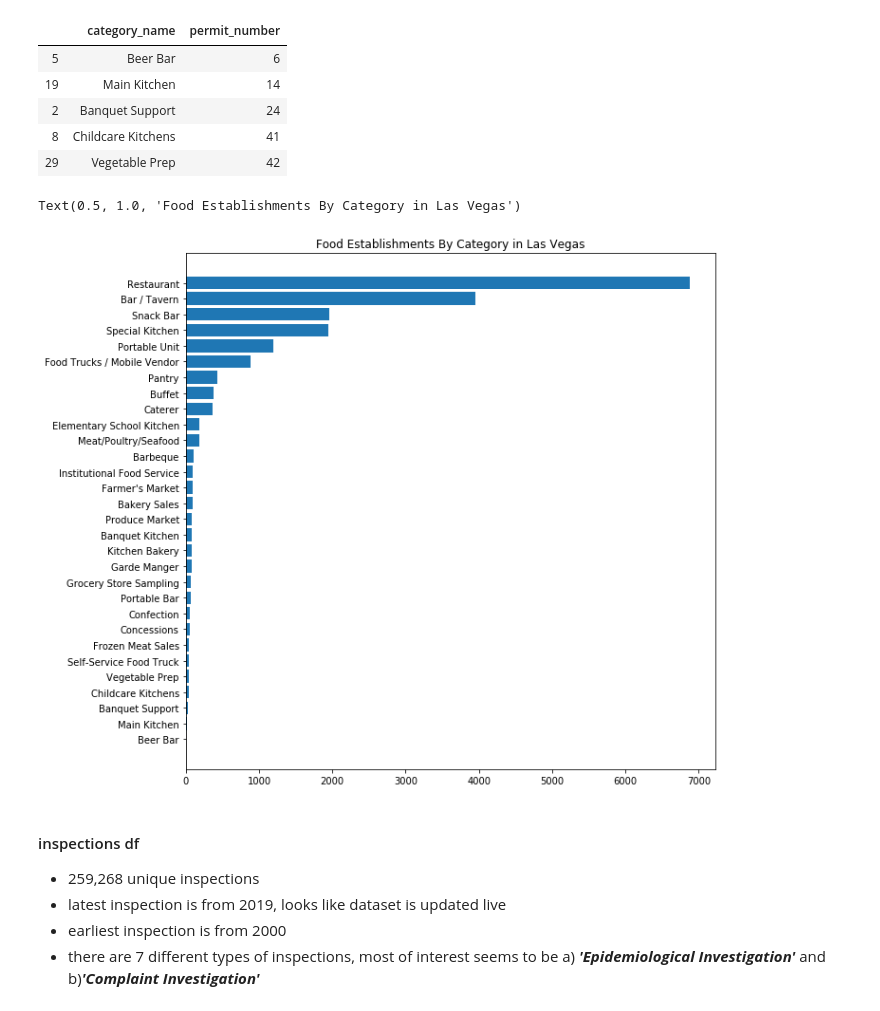
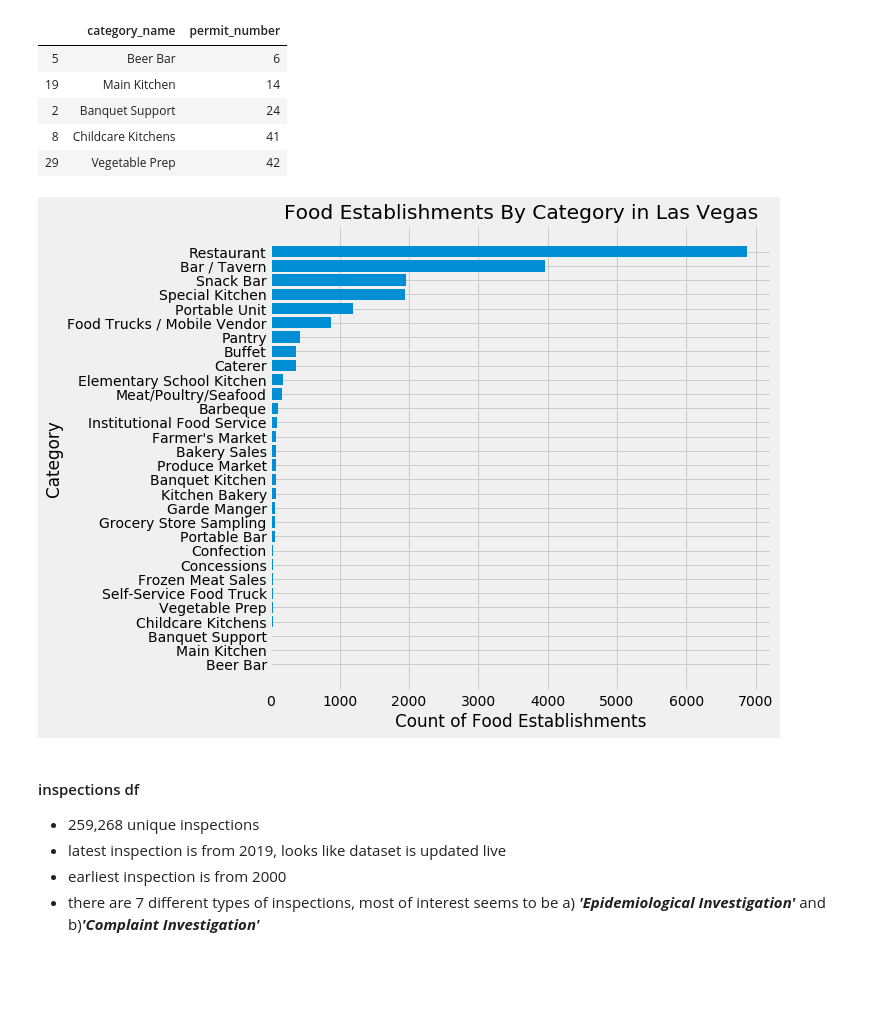
Before and after one commit to meiguan/yelp_abcs, a Jupyter notebook: clean/clean_las_vegas_inspections.ipynb, the cells around one changed output. Saved outputs shown, nothing was run; the diff lists cells and outputs as text; code cells hidden in the pictures; blank space fills up the shorter version.

```diff
--- a/clean/clean_las_vegas_inspections.ipynb
+++ b/clean/clean_las_vegas_inspections.ipynb
@@ -100,12 +103,15 @@ cat_counts.head()
 | 8 | Childcare Kitchens | 41 |
 | 29 | Vegetable Prep | 42 |
 # %%
-fig, ax = plt.subplots(figsize=(10,10))
+plt.style.use('fivethirtyeight')
+fig, ax = plt.subplots(figsize=(8,8))
 ax.barh(cat_counts['category_name'], cat_counts['permit_number'])
 ax.set_title('Food Establishments By Category in Las Vegas')
+plt.xlabel('Count of Food Establishments')
+plt.ylabel('Category')
+plt.savefig('FoodEstablishmentsByCategoryinLasVegas.png')
 # %% [output]
-Text(0.5, 1.0, 'Food Establishments By Category in Las Vegas')
-[figure, old version]
+[figure, new version]
 # %% [markdown]
 #### inspections df
 - 259,268 unique inspections
```
Also changed, not shown: parts of 9 cells of this notebook, 6 other files.
